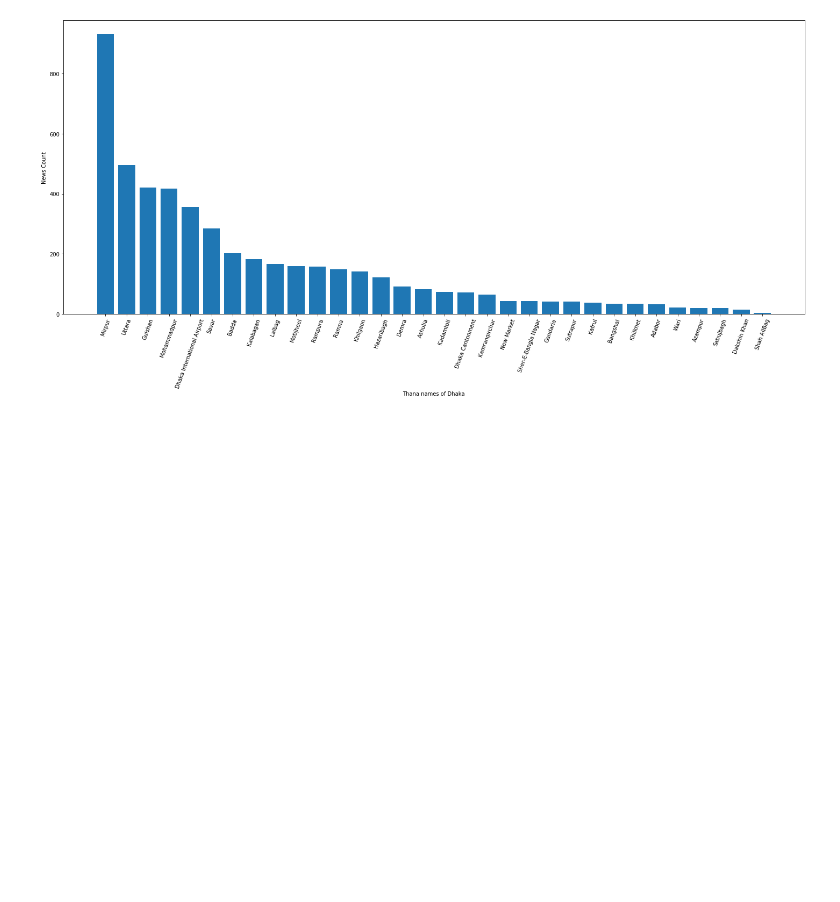
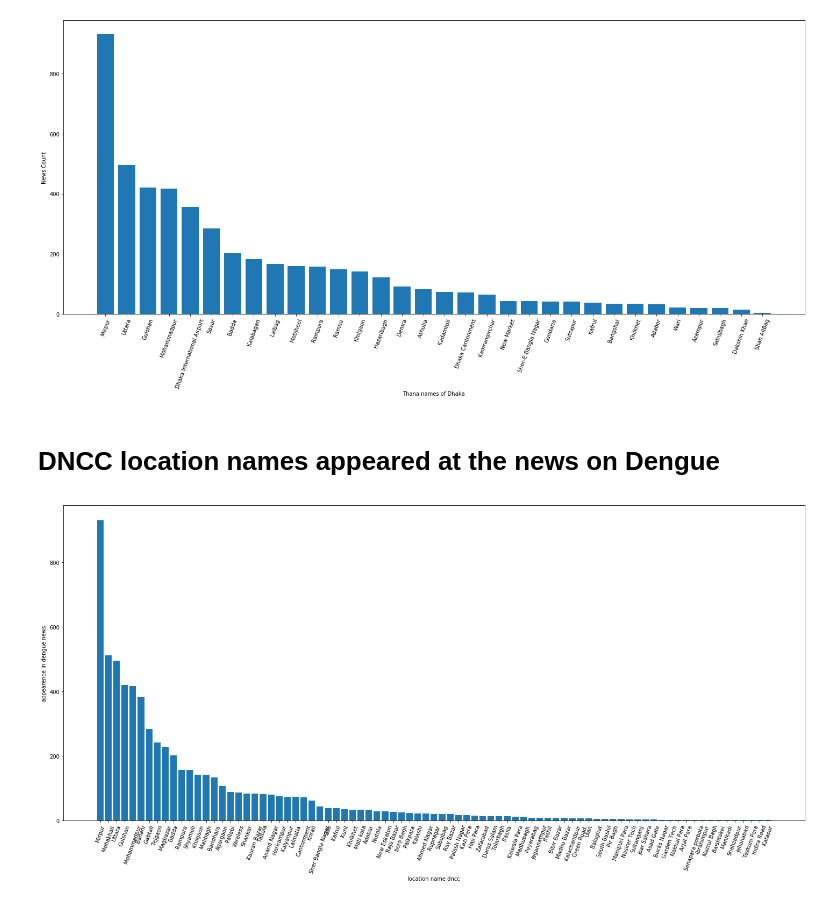
Before and after one commit to facevoid/dengue-news-location-heatmap, a Jupyter notebook: news-count-plots.ipynb, the cells around one changed output. Saved outputs shown, nothing was run; the diff lists cells and outputs as text; code cells hidden in the pictures; blank space fills up the shorter version.

Commit message:
bar chart, line chart added

```diff
--- a/news-count-plots.ipynb
+++ b/news-count-plots.ipynb
@@ -28,3 +36,12 @@ y = list(df['count'])
 plot_bar_chart(X,y, xlabel = 'Thana names of Dhaka', ylabel= 'News Count')
 # %% [output]
 [figure]
+# %% [markdown]
+# DNCC location names appeared at the news on Dengue
+# %%
+df = pd.read_csv('data_for_heatmap/dncc_dengue_news_count_location_wise_v2.csv')
+X = list(df['location_name_english'])
+y = list(df['count'])
+plot_bar_chart(X, y, xlabel = 'location name dncc', ylabel = 'appearence in dengue news')
+# %% [output]
+[figure, added]
```
Also changed, not shown: parts of 8 cells of this notebook, 2 other files.
